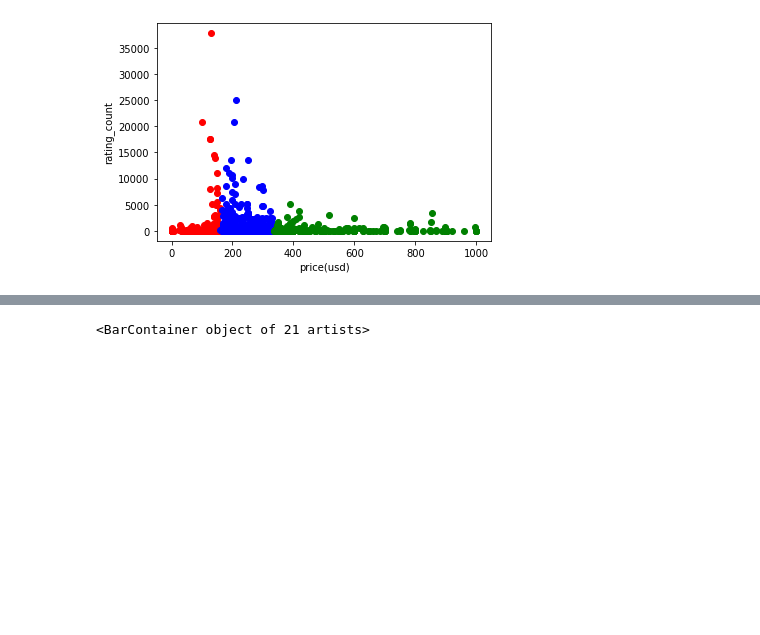
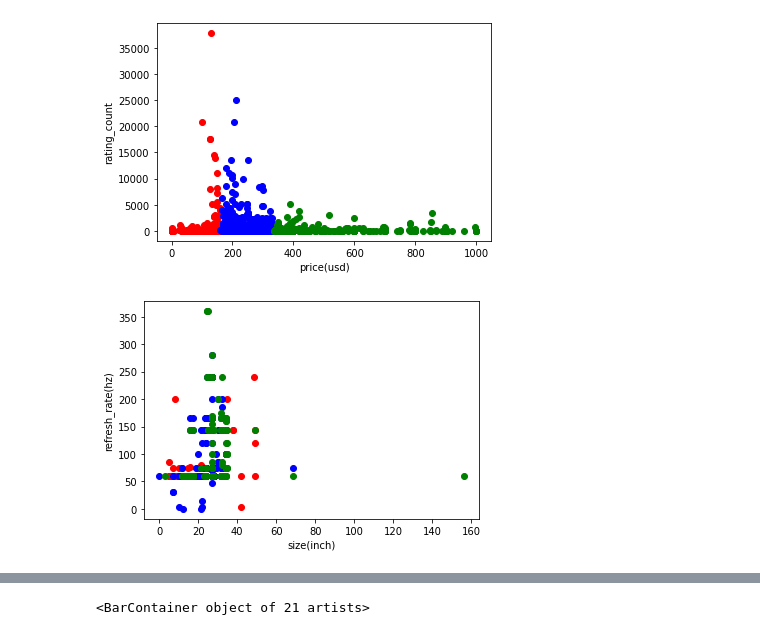
Before and after one commit to tinon224/amazon_monitor, a Jupyter notebook: amazon_pc_monitor.ipynb, the cells around one changed output, grey strips where cells are left out. Cells and saved outputs as stored; diff of their text form; code cells hidden in the pictures; blank space fills up the shorter version.

```diff
--- a/amazon_pc_monitor.ipynb
+++ b/amazon_pc_monitor.ipynb
@@ -276,6 +276,17 @@ plt.ylabel('rating_count')
 plt.show()
 # %% [output]
 [figure]
+# %%
+fig = plt.figure()
+ax = fig.add_subplot(1, 1, 1)
+ax.scatter(df_low_price['size'], df_low_price['refresh_rate'], color = 'r')
+ax.scatter(df_mid_price['size'], df_mid_price['refresh_rate'], color = 'b')
+ax.scatter(df_high_price['size'], df_high_price['refresh_rate'], color = 'g')
+plt.xlabel('size(inch)')
+plt.ylabel('refresh_rate(hz)')
+plt.show()
+# %% [output]
+[figure, added]
 # %%
 df_by_brand_avg.describe()
 # %% [output]
```
Also changed, not shown: parts of 2 cells of this notebook.
